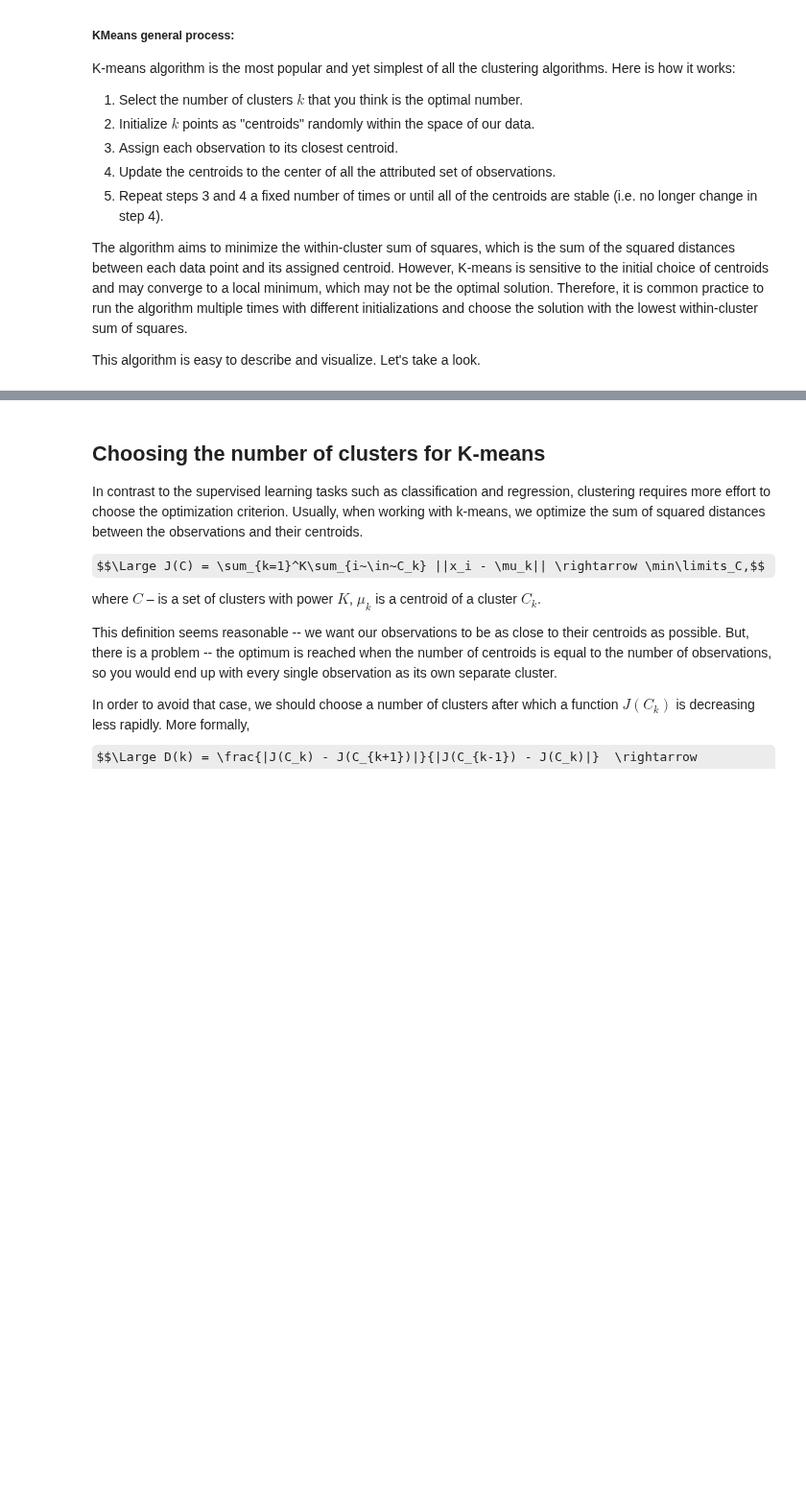
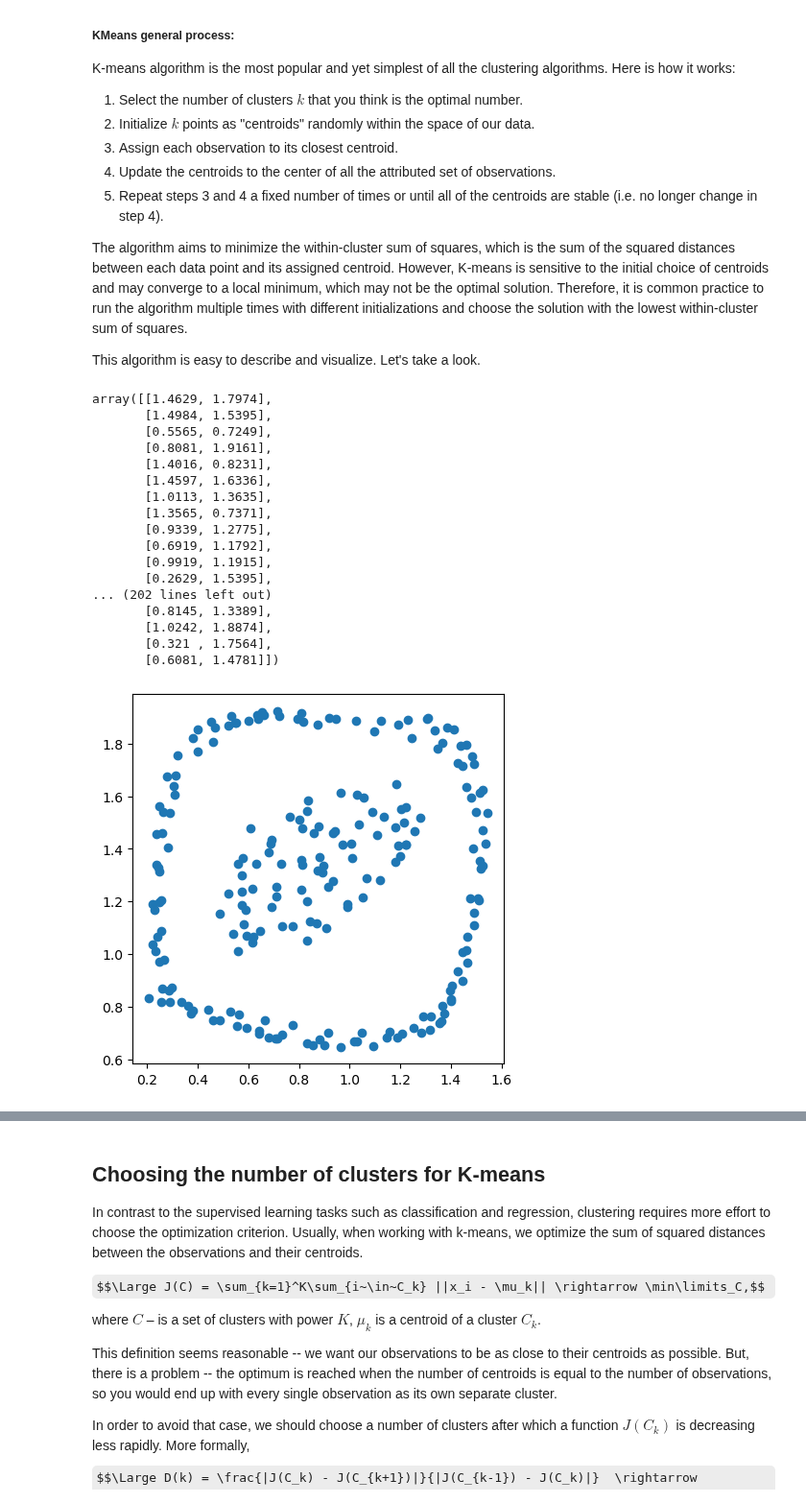
Before and after one commit to jzy0040/PythonIntroAndDataModeling, a Jupyter notebook: notebooks/BAN7101BusinessAnalytics/UnsupervisedLearning.ipynb, the cells around one changed output, grey strips where cells are left out. Shown at 96% size. Cells and saved outputs as stored; diff of their text form; code cells hidden in the pictures; some formulas as TeX source; blank space fills up the shorter version.

```diff
--- a/notebooks/BAN7101BusinessAnalytics/UnsupervisedLearning.ipynb
+++ b/notebooks/BAN7101BusinessAnalytics/UnsupervisedLearning.ipynb
@@ -30,21 +30,44 @@ This algorithm is easy to describe and visualize. Let's take a look.
 # %%
 import numpy as np
 import pandas as pd
 import matplotlib.pyplot as plt
 
 def loadDataSet():
     a = []
     f = open("../../data/B.txt",'r')
     lines = f.readlines()   #make lines a list, has index inside already
     f.close()
     for line in lines:
         b = ['', '']
         b[0],b[1] = line.split()
         a.append(b)
     dataSet = np.array(a, dtype=float)
     return dataSet
 
 X = loadDataSet()
+display(X)
+plt.figure(figsize = (5, 5))
+plt.scatter(X[:, 0], X[:, 1])
+plt.show()
+# %% [output]
+array([[1.4629, 1.7974],
+       [1.4984, 1.5395],
+       [0.5565, 0.7249],
+       [0.8081, 1.9161],
+       [1.4016, 0.8231],
+       [1.4597, 1.6336],
+       [1.0113, 1.3635],
+       [1.3565, 0.7371],
+       [0.9339, 1.2775],
+       [0.6919, 1.1792],
+       [0.9919, 1.1915],
+       [0.2629, 1.5395],
+... (202 lines left out)
+       [0.8145, 1.3389],
+       [1.0242, 1.8874],
+       [0.321 , 1.7564],
+       [0.6081, 1.4781]])
+[figure, added]
 # %%
 # Euclidean distance
 def euclidean_distance(x1, x2):
```
Also changed, not shown: parts of 2 cells of this notebook, 2 other files.
